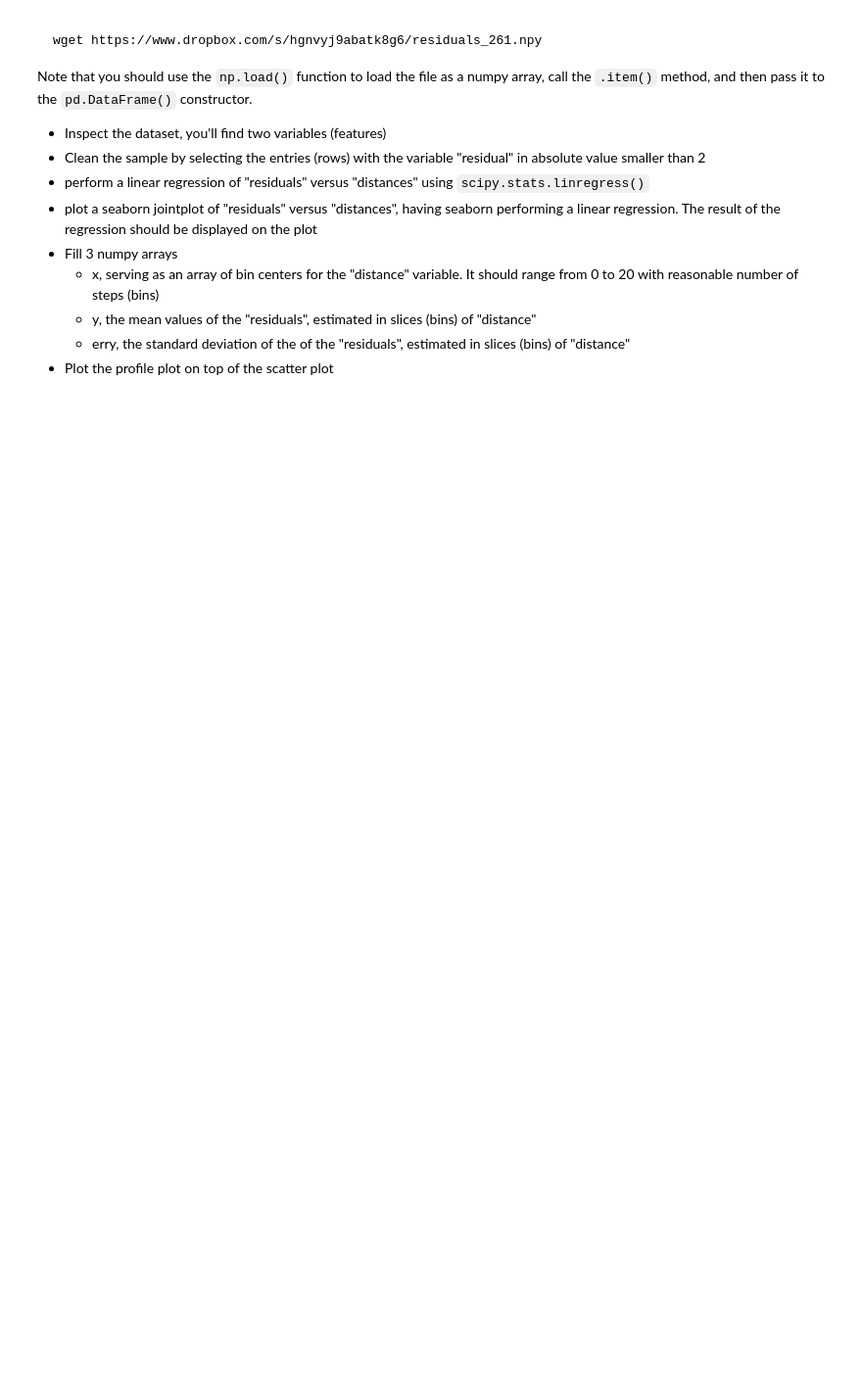
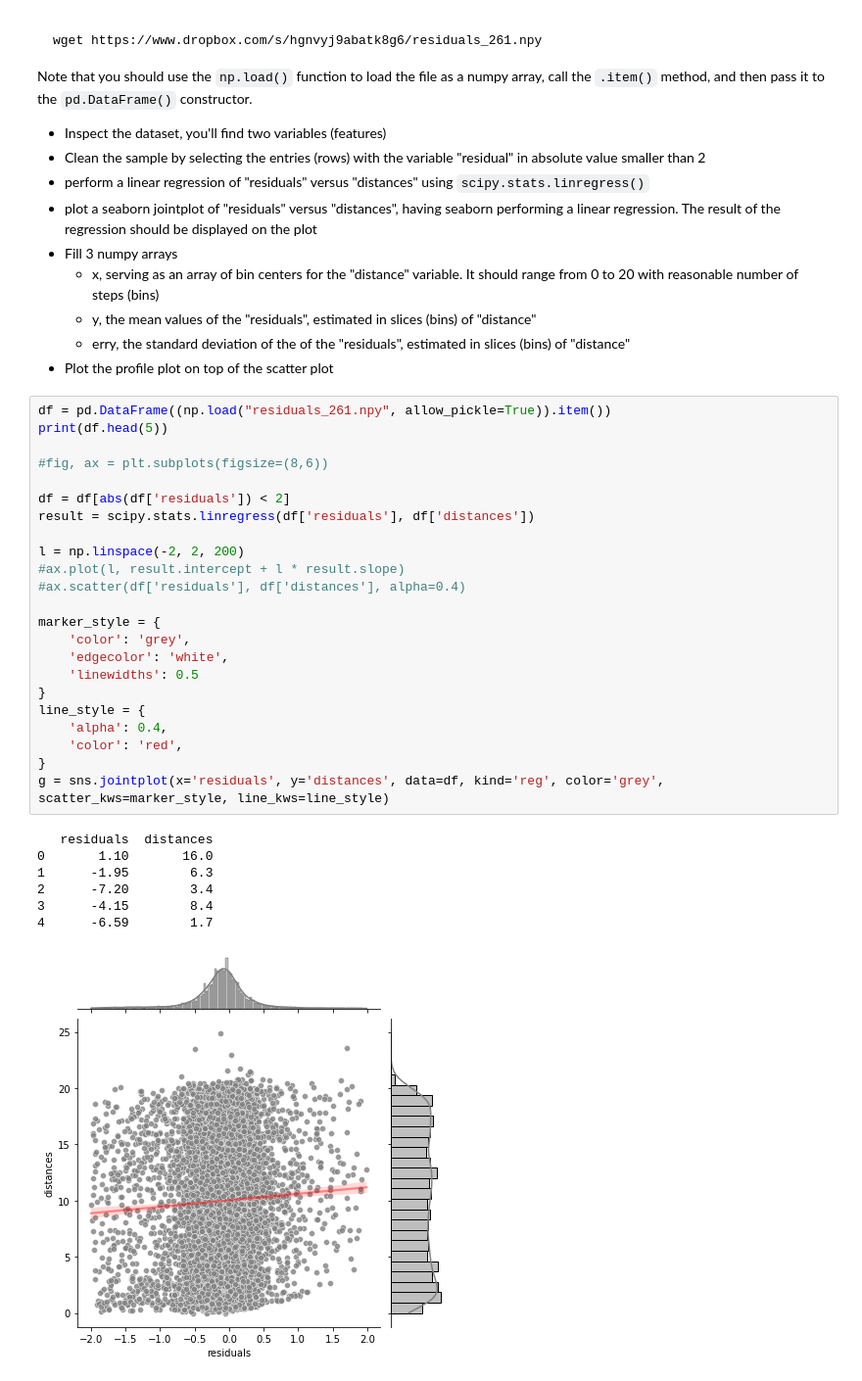
Before and after one commit to marcolorenzato00/LaboratoryOfComputationalPhysics_Y8, a Jupyter notebook: 07ex_Visualization.ipynb, the cells around one changed output. Shown at 98% size. Saved outputs shown, nothing was run; the diff lists cells and outputs as text; blank space fills up the shorter version.

```diff
--- a/07ex_Visualization.ipynb
+++ b/07ex_Visualization.ipynb
@@ -140,3 +122,34 @@ Note that you should use the `np.load()` function to load the file as a numpy ar
   * y, the mean values of the "residuals", estimated in slices (bins) of "distance"
   * erry, the standard deviation of the  of the "residuals", estimated in slices (bins) of "distance"
 * Plot the profile plot on top of the scatter plot
+# %%
+df = pd.DataFrame((np.load("residuals_261.npy", allow_pickle=True)).item())
+print(df.head(5))
+
+#fig, ax = plt.subplots(figsize=(8,6))
+
+df = df[abs(df['residuals']) < 2]
+result = scipy.stats.linregress(df['residuals'], df['distances'])
+
+l = np.linspace(-2, 2, 200)
+#ax.plot(l, result.intercept + l * result.slope)
+#ax.scatter(df['residuals'], df['distances'], alpha=0.4)
+
+marker_style = {
+    'color': 'grey',
+    'edgecolor': 'white',
+    'linewidths': 0.5
+}
+line_style = {
+    'alpha': 0.4,
+    'color': 'red',
+}
+g = sns.jointplot(x='residuals', y='distances', data=df, kind='reg', color='grey', scatter_kws=marker_style, line_kws=line_style)
+# %% [output]
+   residuals  distances
+0       1.10       16.0
+1      -1.95        6.3
+2      -7.20        3.4
+3      -4.15        8.4
+4      -6.59        1.7
+[figure, added]
```
Also changed, not shown: parts of 3 cells of this notebook.
